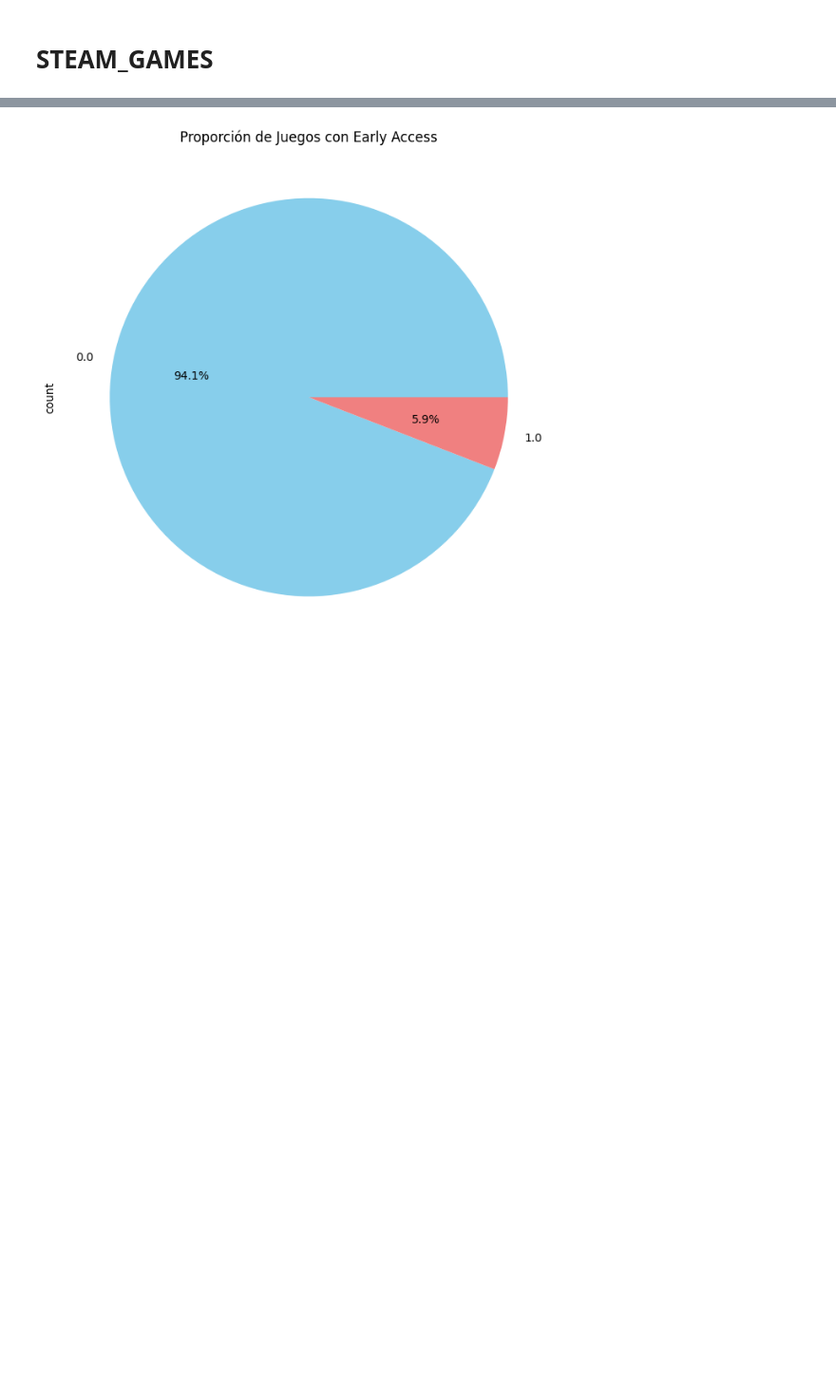
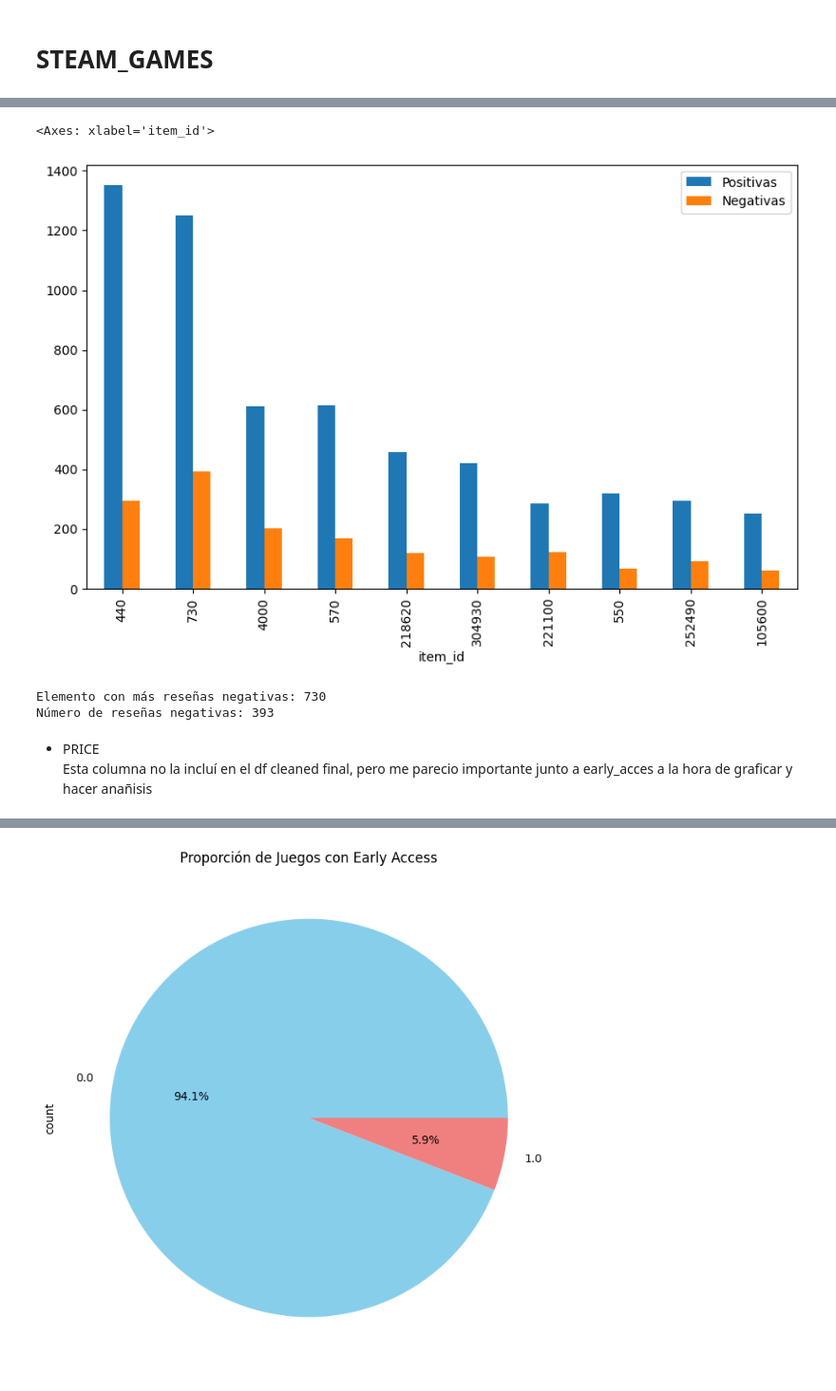
Before and after one commit to Marianopopov/PI_ML_OPS_1, a Jupyter notebook: EDA/steam_games.ipynb, the cells around one changed output, grey strips where cells are left out. Shown at 95% size. Cells and saved outputs as stored; diff of their text form; code cells hidden in the pictures; blank space fills up the shorter version.

```diff
--- a/EDA/steam_games.ipynb
+++ b/EDA/steam_games.ipynb
@@ -57 +166,35 @@ steam_games.head(5)
+# %%
+# Filtrar solo reseñas positivas y negativas
+positive_reviews = user_reviews[user_reviews['sentiment_analysis'] == 1]
+negative_reviews = user_reviews[user_reviews['sentiment_analysis'] == 0]
+
+# Contar el número de reseñas por cada categoría
+positive_counts = positive_reviews['item_id'].value_counts()
+negative_counts = negative_reviews['item_id'].value_counts()
+
+# Fusionar los recuentos en un nuevo DataFrame
+review_counts = pd.DataFrame({'Positivas': positive_counts, 'Negativas': negative_counts}).fillna(0)
+N = 10  # Puedes ajustar este valor según tus necesidades
+top_elements = review_counts.sum(axis=1).nlargest(N).index
+filtered_review_counts = review_counts.loc[top_elements]
+
+# Graficar
+filtered_review_counts.plot(kind='bar', figsize=(10, 6))
+# %% [output]
+<Axes: xlabel='item_id'>
+[figure, added]
+# %%
+negative_reviews = user_reviews[user_reviews['sentiment_analysis'] == 0]
+negative_counts = negative_reviews['item_id'].value_counts()
+max_negative_element = negative_counts.idxmax()
+max_negative_reviews = negative_counts.max()
+
+print(f"Elemento con más reseñas negativas: {max_negative_element}")
+print(f"Número de reseñas negativas: {max_negative_reviews}")
+# %% [output]
+Elemento con más reseñas negativas: 730
+Número de reseñas negativas: 393
+# %% [markdown]
+- PRICE<br>
+Esta columna no la incluí en el df cleaned final, pero me parecio importante junto a early_acces a la hora de graficar y hacer anañisis
 # %%
```
Also changed, not shown: parts of 27 cells of this notebook, 12 other files.
